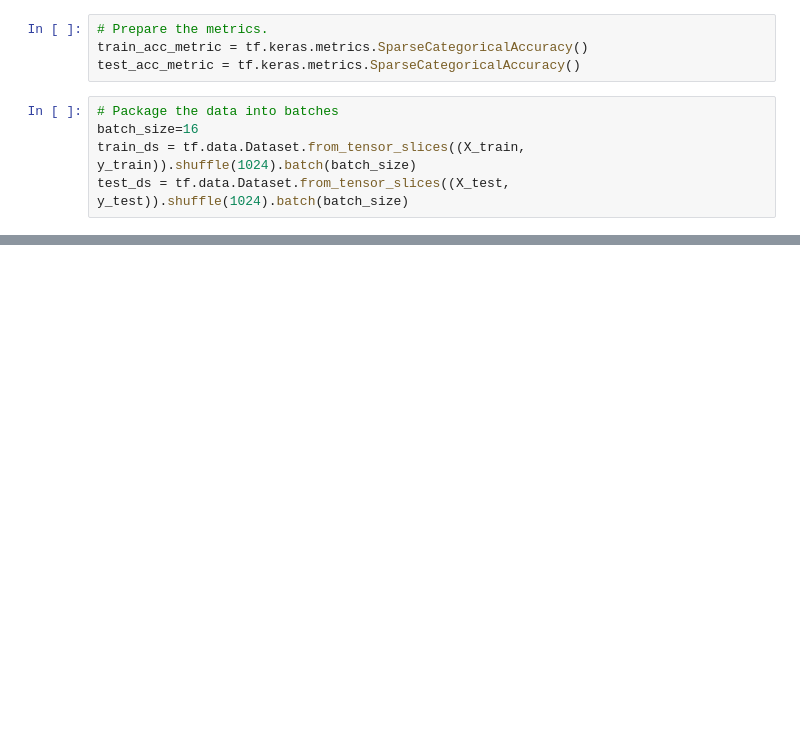
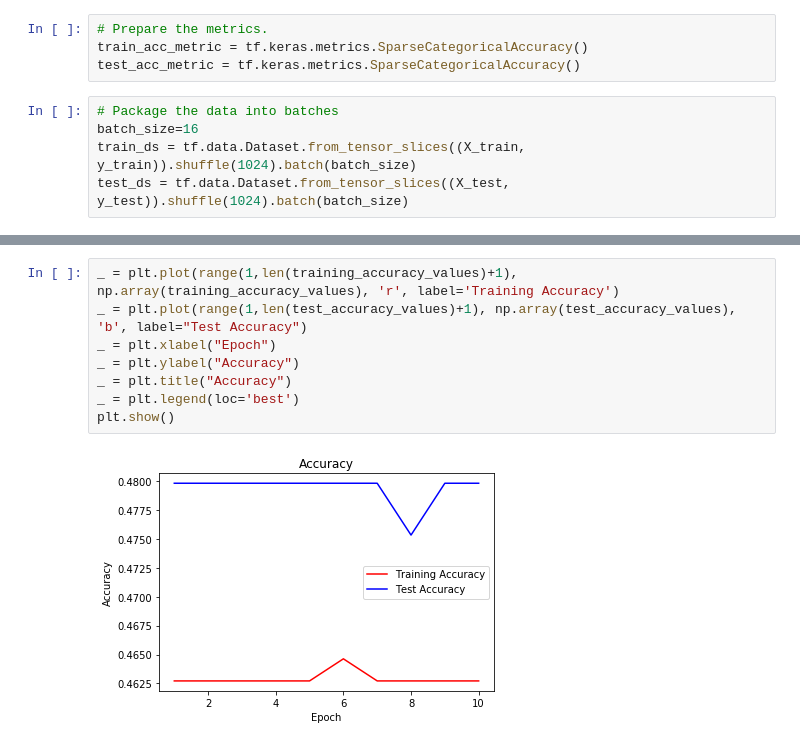
Before and after one commit to bauyrjanj/covid-CT-scans, a Jupyter notebook: CT-SCANS-COVID-DL.ipynb, the cells around one changed output, grey strips where cells are left out. Drawn from its saved outputs; the diff is of its cells as text; blank space fills up the shorter version.

```diff
--- a/CT-SCANS-COVID-DL.ipynb
+++ b/CT-SCANS-COVID-DL.ipynb
@@ -293,0 +315,10 @@ array([0.52017937])
+# %%
+_ = plt.plot(range(1,len(training_accuracy_values)+1), np.array(training_accuracy_values), 'r', label='Training Accuracy')
+_ = plt.plot(range(1,len(test_accuracy_values)+1), np.array(test_accuracy_values), 'b', label="Test Accuracy")
+_ = plt.xlabel("Epoch")
+_ = plt.ylabel("Accuracy")
+_ = plt.title("Accuracy")
+_ = plt.legend(loc='best')
+plt.show()
+# %% [output]
+[figure, added]
```
Also changed, not shown: parts of 6 cells of this notebook.
